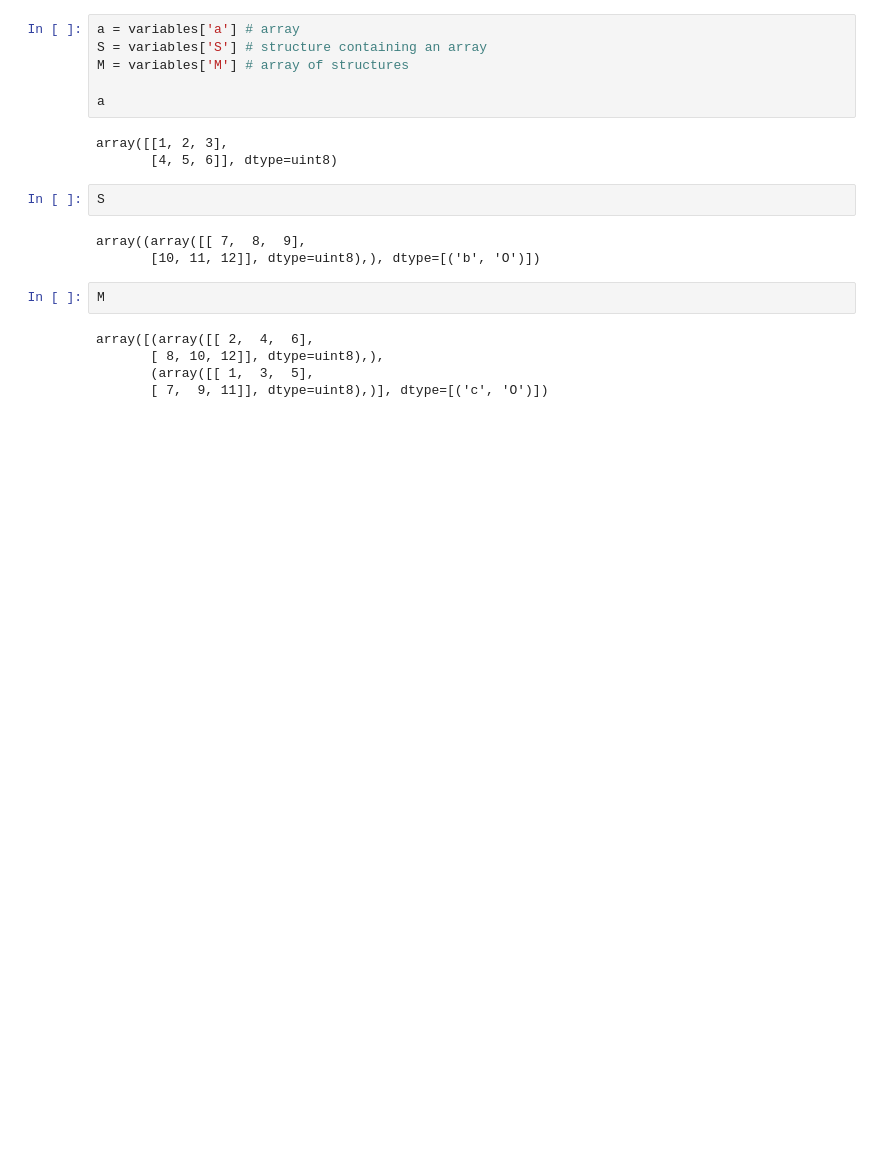
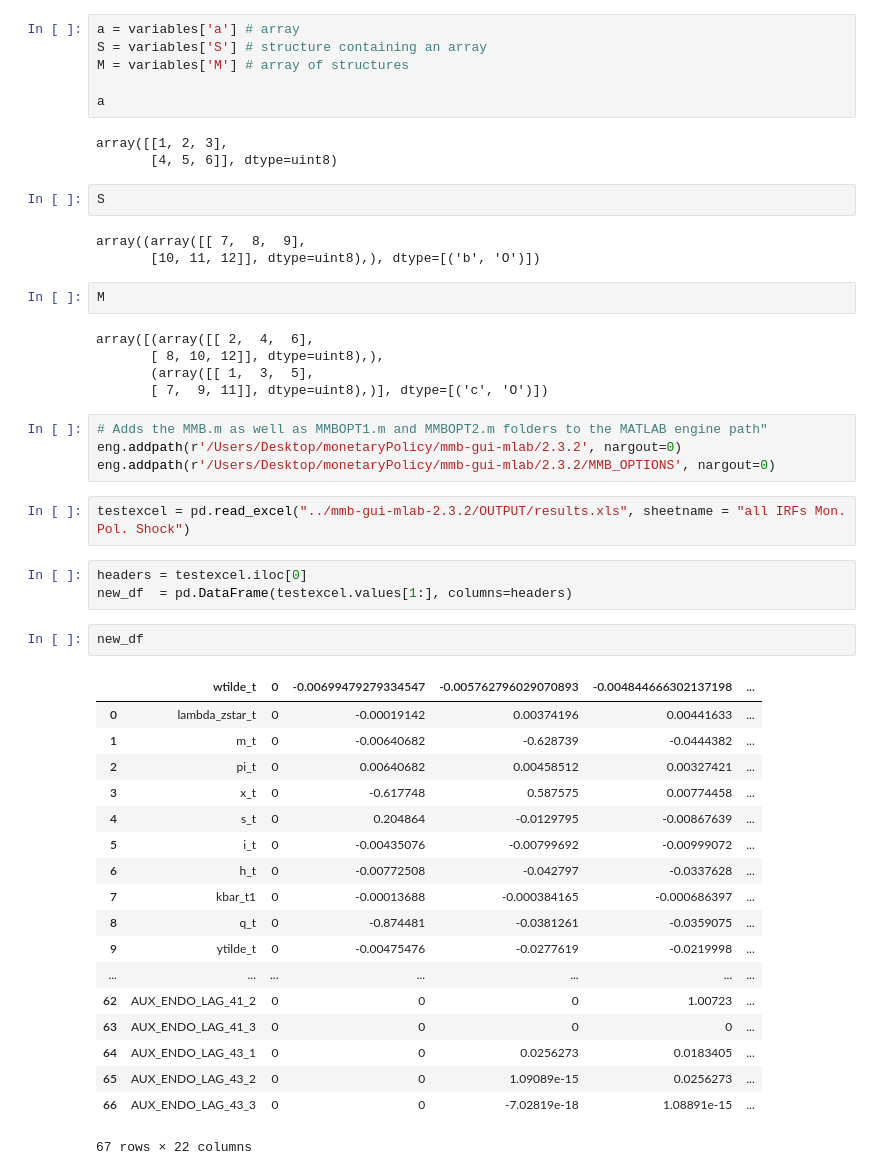
Before and after one commit to rishab231/monetaryPolicy, a Jupyter notebook: scripts/Pylab.ipynb, the cells around one changed output. Cells and saved outputs as stored; diff of their text form; blank space fills up the shorter version.

Commit message:
excel file imported

```diff
--- a/scripts/Pylab.ipynb
+++ b/scripts/Pylab.ipynb
@@ -162,3 +162,33 @@ array([(array([[ 2,  4,  6],
        [ 8, 10, 12]], dtype=uint8),),
        (array([[ 1,  3,  5],
        [ 7,  9, 11]], dtype=uint8),)], dtype=[('c', 'O')])
+# %%
+# Adds the MMB.m as well as MMBOPT1.m and MMBOPT2.m folders to the MATLAB engine path"
+eng.addpath(r'/Users/Desktop/monetaryPolicy/mmb-gui-mlab/2.3.2', nargout=0)
+eng.addpath(r'/Users/Desktop/monetaryPolicy/mmb-gui-mlab/2.3.2/MMB_OPTIONS', nargout=0)
+# %%
+testexcel = pd.read_excel("../mmb-gui-mlab-2.3.2/OUTPUT/results.xls", sheetname = "all IRFs Mon. Pol. Shock")
+# %%
+headers = testexcel.iloc[0]
+new_df  = pd.DataFrame(testexcel.values[1:], columns=headers)
+# %%
+new_df
+# %% [output]
+|  | wtilde_t | 0 | -0.00699479279334547 | -0.005762796029070893 | -0.004844666302137198 | ... |
+| 0 | lambda_zstar_t | 0 | -0.00019142 | 0.00374196 | 0.00441633 | ... |
+| 1 | m_t | 0 | -0.00640682 | -0.628739 | -0.0444382 | ... |
+| 2 | pi_t | 0 | 0.00640682 | 0.00458512 | 0.00327421 | ... |
+| 3 | x_t | 0 | -0.617748 | 0.587575 | 0.00774458 | ... |
+| 4 | s_t | 0 | 0.204864 | -0.0129795 | -0.00867639 | ... |
+| 5 | i_t | 0 | -0.00435076 | -0.00799692 | -0.00999072 | ... |
+| 6 | h_t | 0 | -0.00772508 | -0.042797 | -0.0337628 | ... |
+| 7 | kbar_t1 | 0 | -0.00013688 | -0.000384165 | -0.000686397 | ... |
+| 8 | q_t | 0 | -0.874481 | -0.0381261 | -0.0359075 | ... |
+| 9 | ytilde_t | 0 | -0.00475476 | -0.0277619 | -0.0219998 | ... |
+| ... | ... | ... | ... | ... | ... | ... |
+| 62 | AUX_ENDO_LAG_41_2 | 0 | 0 | 0 | 1.00723 | ... |
+| 63 | AUX_ENDO_LAG_41_3 | 0 | 0 | 0 | 0 | ... |
+| 64 | AUX_ENDO_LAG_43_1 | 0 | 0 | 0.0256273 | 0.0183405 | ... |
+| 65 | AUX_ENDO_LAG_43_2 | 0 | 0 | 1.09089e-15 | 0.0256273 | ... |
+| 66 | AUX_ENDO_LAG_43_3 | 0 | 0 | -7.02819e-18 | 1.08891e-15 | ... |
+67 rows × 22 columns
```
Also changed, not shown: 15 other files.
